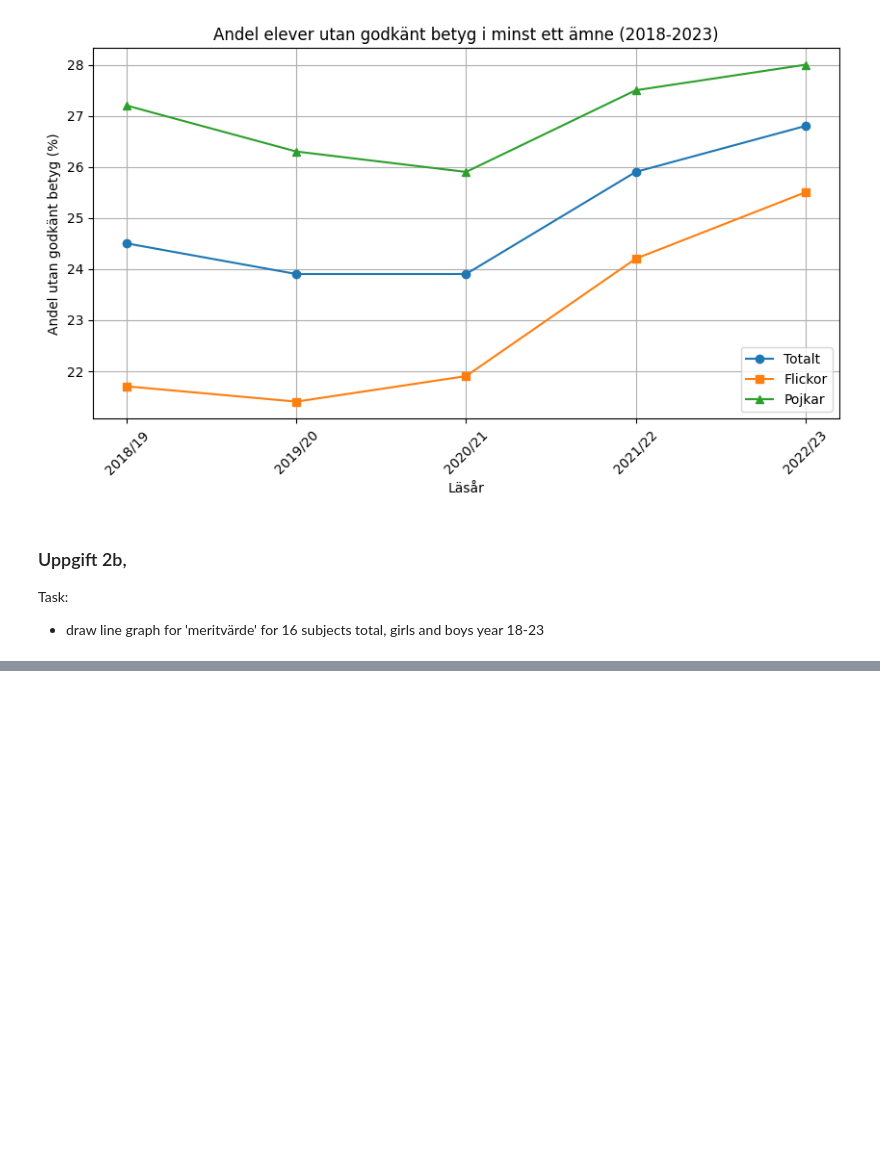
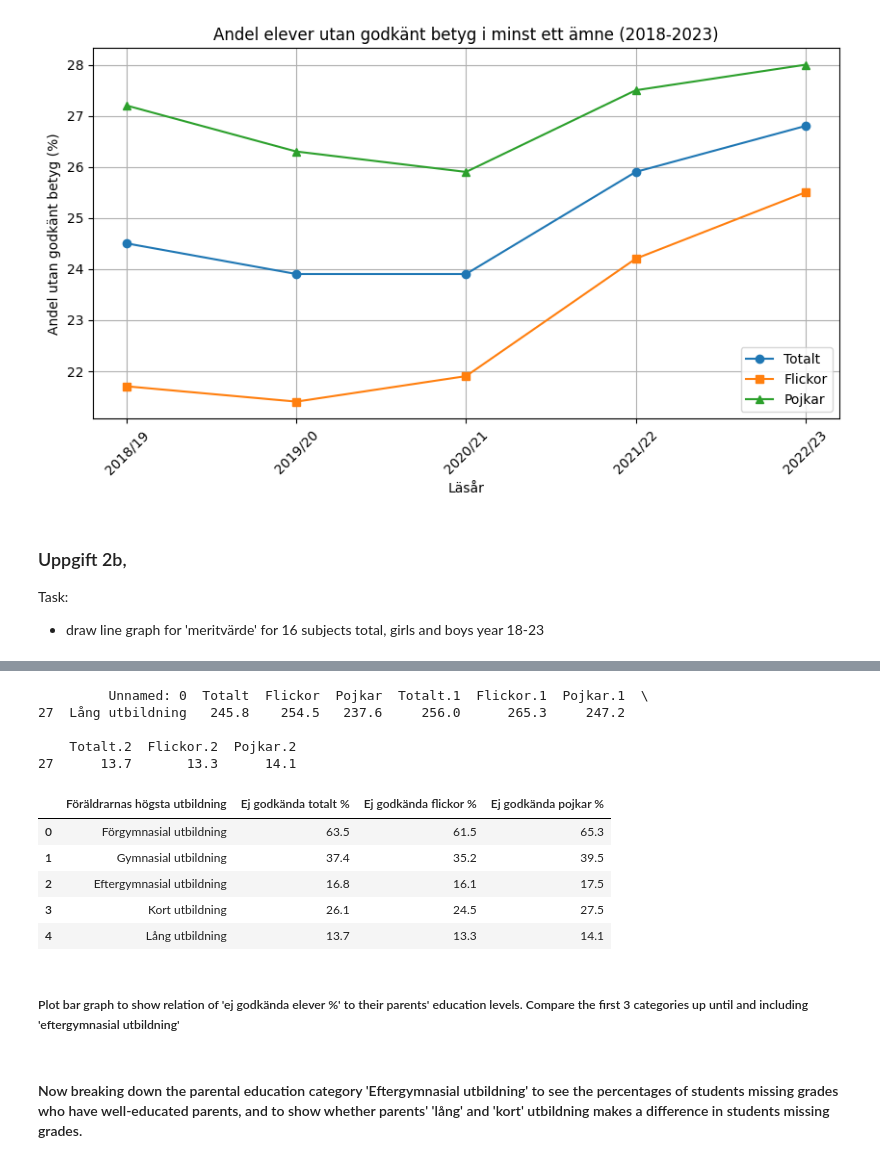
Before and after one commit to SusannaR11/Lab2_Python_DV, a Jupyter notebook: Uppgift_2.ipynb, the cells around one changed output, grey strips where cells are left out. Drawn from its saved outputs; the diff is of its cells as text; code cells hidden in the pictures; blank space fills up the shorter version.

```diff
--- a/Uppgift_2.ipynb
+++ b/Uppgift_2.ipynb
@@ -97,0 +129,44 @@ Task:
+# %%
+file_path = "Data/betyg_o_prov_riksnivå (1).xlsx"
+df_betygoprov = pd.read_excel(file_path, sheet_name="Tabell 1B", engine="openpyxl", skiprows=7)
+
+df_betygoprov.columns = df_betygoprov.columns.str.strip()
+# %%
+df_2022_23 = df_betygoprov.iloc[-1:]
+
+print(df_2022_23)
+# %% [output]
+         Unnamed: 0  Totalt  Flickor  Pojkar  Totalt.1  Flickor.1  Pojkar.1  \
+27  Lång utbildning   245.8    254.5   237.6     256.0      265.3     247.2
+
+    Totalt.2  Flickor.2  Pojkar.2
+27      13.7       13.3      14.1
+# %%
+#clean df to only show rows indexed 21-37, drop any NaN/Null-value rows
+df_parental_education = df_betygoprov.iloc[21:37, [0, 7, 8, 9]].drop([21, 25]).reset_index(drop=True)
+
+#Rename columns - copy paste from task 2a
+df_parental_education.rename(columns={
+    "Unnamed: 0": "Föräldrarnas högsta utbildning",
+    "Totalt": "Totalt meritvärde 16 ämnen",
+    "Flickor": "Flickor meritvärde 16 ämnen",
+    "Pojkar": "Pojkar meritvärde 16 ämnen",
+    "Totalt.1": "Totalt 17 ämnen",
+    "Flickor.1": "Flickor 17 ämnen",
+    "Pojkar.1": "Pojkar 17 ämnen",
+    "Totalt.2": "Ej godkända totalt %",
+    "Flickor.2": "Ej godkända flickor %",
+    "Pojkar.2": "Ej godkända pojkar %",
+
+}, inplace=True)
+
+df_parental_education
+# %% [output]
+|  | Föräldrarnas högsta utbildning | Ej godkända totalt % | Ej godkända flickor % | Ej godkända pojkar % |
+| 0 | Förgymnasial utbildning | 63.5 | 61.5 | 65.3 |
+| 1 | Gymnasial utbildning | 37.4 | 35.2 | 39.5 |
+| 2 | Eftergymnasial utbildning | 16.8 | 16.1 | 17.5 |
+| 3 | Kort utbildning | 26.1 | 24.5 | 27.5 |
+| 4 | Lång utbildning | 13.7 | 13.3 | 14.1 |
+# %% [markdown]
+##### Plot bar graph to show relation of 'ej godkända elever %' to their parents' education levels. Compare the first 3 categories up until and including 'eftergymnasial utbildning'
@@ -97,0 +187,2 @@ Task:
+# %% [markdown]
+#### Now breaking down the parental education category 'Eftergymnasial utbildning' to see the percentages of students missing grades who have well-educated parents, and to show whether parents' 'lång' and 'kort' utbildning makes a difference in students missing grades.
```
Also changed, not shown: parts of 8 cells of this notebook, 10 other files.
